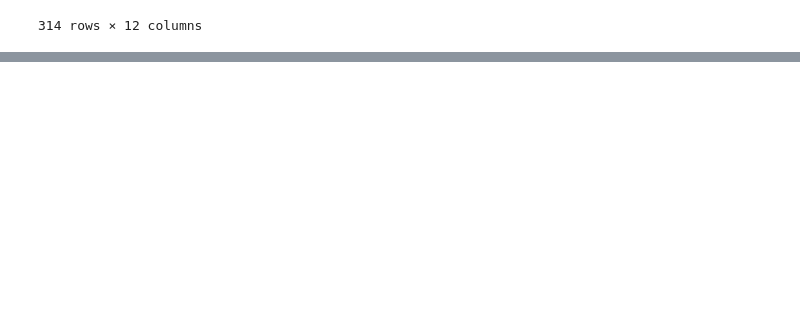
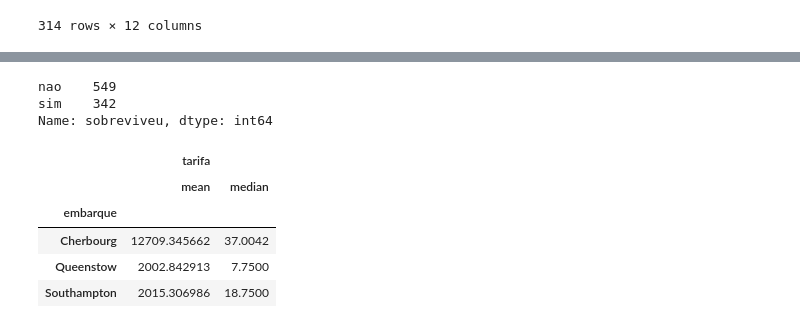
Before and after one commit to nery-alan/intro_python_verao_ime_2023, a Jupyter notebook: exercicios/exercicio02.ipynb, the cells around one changed output, grey strips where cells are left out. Drawn from its saved outputs; the diff is of its cells as text; code cells hidden in the pictures; blank space fills up the shorter version.

```diff
--- a/exercicios/exercicio02.ipynb
+++ b/exercicios/exercicio02.ipynb
@@ -117,0 +157,28 @@ criancas_cherbourg
+# %%
+'''
+8) Agrupe pela coluna sobreviveu e calcule o número de passageiros por grupo (sim/nao)
+'''
+
+
+
+df['sobreviveu']  = df['sobreviveu'].astype('category')
+df['sobreviveu'].value_counts()
+# %% [output]
+nao    549
+sim    342
+Name: sobreviveu, dtype: int64
+# %%
+'''
+9) Agrupe pelo local de embarque e calcule a média e a mediana da tarifa de cada grupo.
+
+'''
+
+df['embarque']  = df['embarque'].astype('category')
+df[['tarifa','embarque']].groupby('embarque').agg(['mean', 'median'])
+# %% [output]
+|  | tarifa |  |
+|  | mean | median |
+| embarque |  |  |
+| Cherbourg | 12709.345662 | 37.0042 |
+| Queenstow | 2002.842913 | 7.7500 |
+| Southampton | 2015.306986 | 18.7500 |
```
Also changed, not shown: parts of 5 cells of this notebook.
